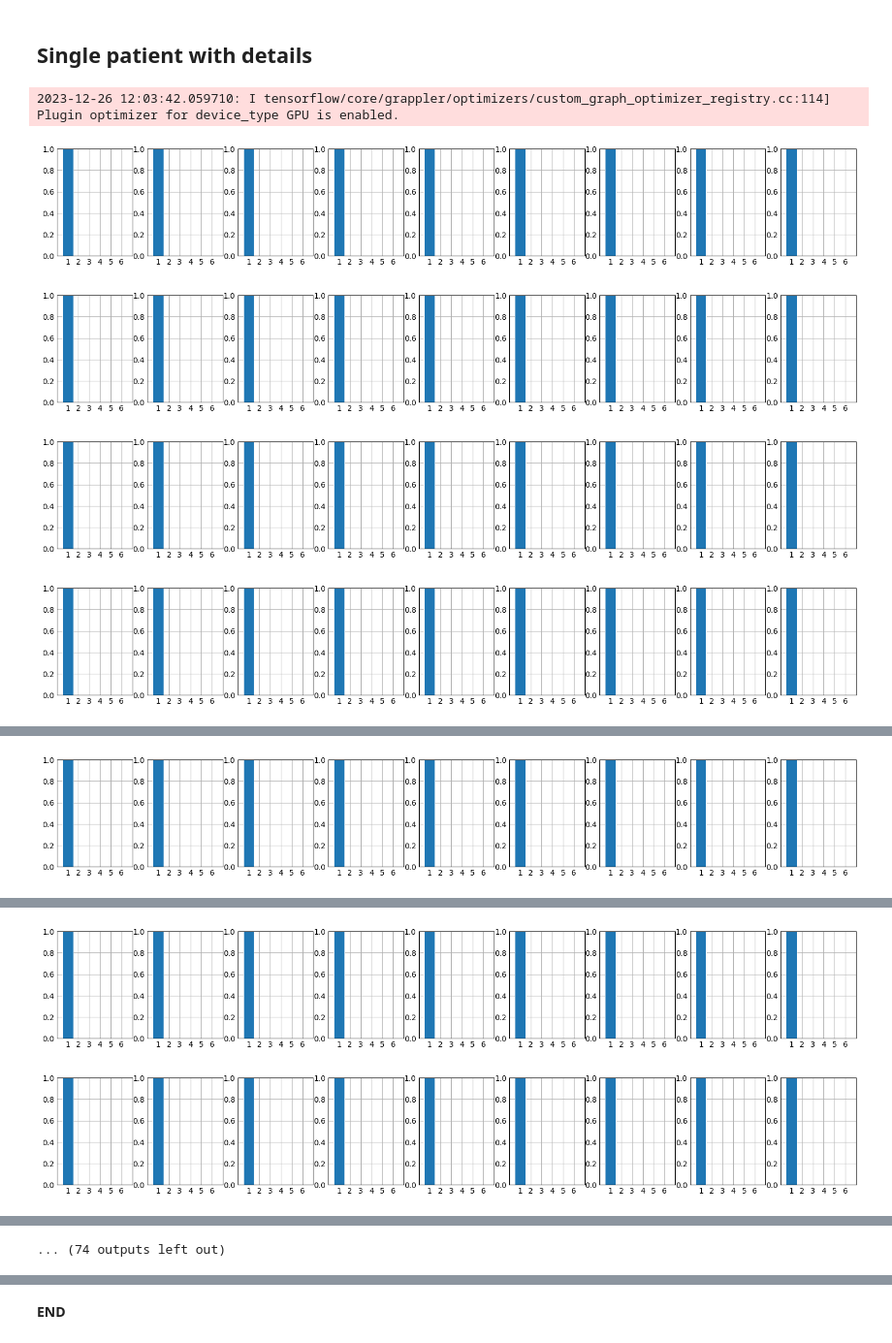
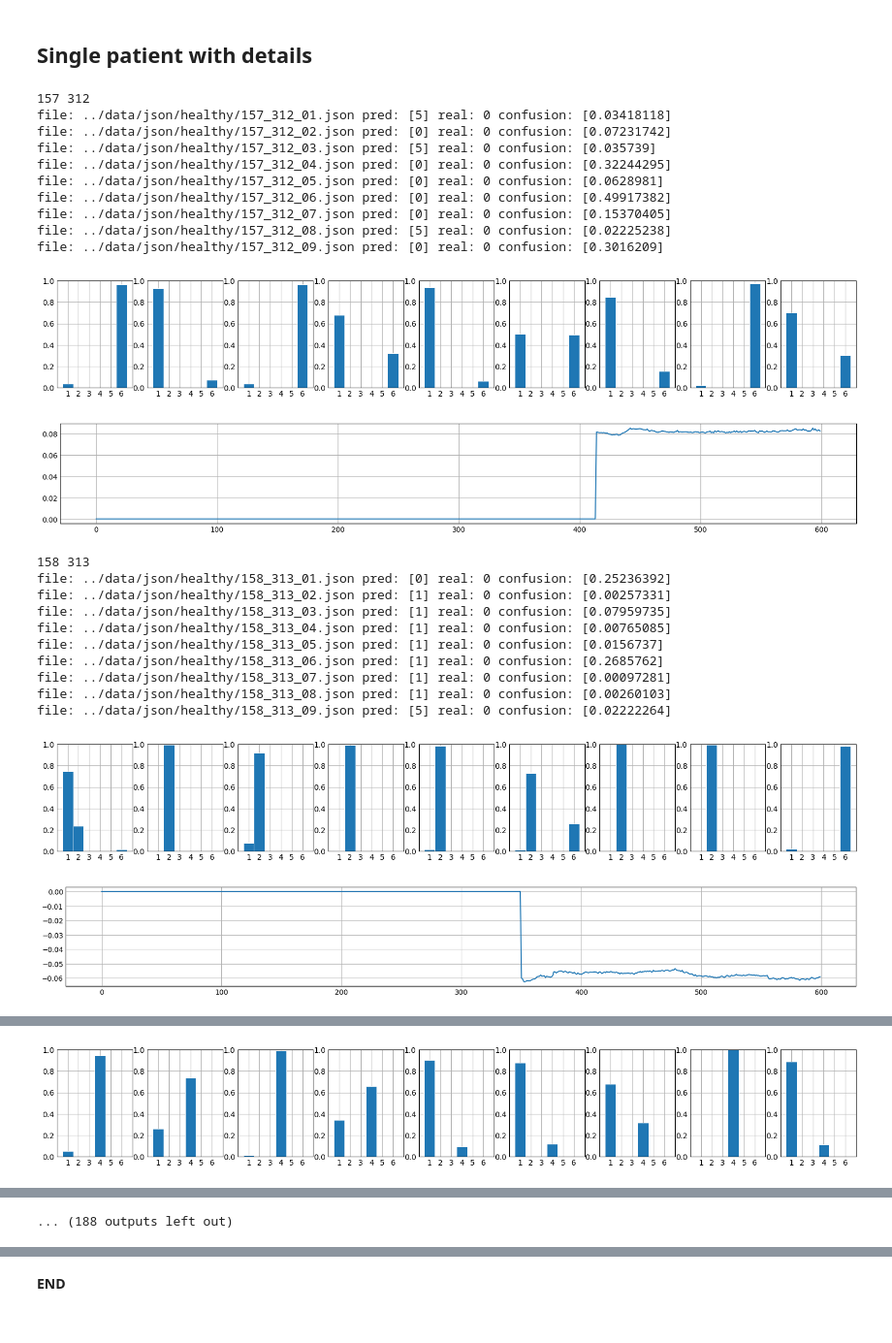
Before and after one commit to Arisiru/research-face-excercises-dynamics, a Jupyter notebook: src/Healthy_patients_inference.ipynb, the cells around one changed output, grey strips where cells are left out. Shown at 97% size. Cells and saved outputs as stored; diff of their text form; code cells hidden in the pictures.

Commit message:
add: changes related to new data set

```diff
--- a/src/Healthy_patients_inference.ipynb
+++ b/src/Healthy_patients_inference.ipynb
@@ -120,10 +171,12 @@ print(xs_orbital.shape)
 ## Load Model
 # %%
 dir_models = os.path.join(dir_root, 'models')
-dir_model = os.path.join(dir_models, 'type4-with-fe')
+dir_model = os.path.join(dir_models, 'type4-with-fe_no-aug_002')
 #type4-with-fe
 #type4-with-fe_reflect_score
 #type4-with-fe-no_augmentation
+#type4-with-fe_no-aug
+#type4-with-fe_no-aug_cut_0
 # %% [markdown]
 ## Infer
 # %%
@@ -153,12 +206,2 @@ Trainable params: 419,286
 Non-trainable params: 1,408
 __________________________________________________________________________________________________
-# %%
-ys_pred = model.predict([
-        xs_meta,
-        xs_global,
-        xs_frontal,
-        xs_oral,
-        xs_orbital],verbose=0)
-ys_pred_bool = np.argmax(ys_pred, axis=1)
-
-print(classification_report(ys, ys_pred_bool))
@@ -175,0 +208,9 @@ weighted avg       1.00      1.00      1.00       719
+# %%
+y_pred = model.predict([
+    xs_meta,
+    xs_global,
+    xs_frontal,
+    xs_oral,
+    xs_orbital],verbose=0)
+y_pred_bool = np.argmax(y_pred, axis=1)
+print(classification_report(ys, y_pred_bool))
@@ -230,18 +315,45 @@ def plot_patient(patient_id):
 # %%
 def all_patients():
     ids = set()
-    for file in os.listdir(dir_exercises):
-        id = file.split('_')[0][7:]
-        ids.add(id)
+    for file in os.listdir(exercise_source):
+        id = file.split('_')[0]
+        session_id = file.split('_')[1]
+        ids.add((id, session_id))
 
-    return sorted(ids)
+    return sorted(ids, key=lambda a: a[0])
 # %%
+inference_results = []
 patient_ids = all_patients()
-for patient_id in patient_ids:
-    plot_patient(patient_id)
+i = 0
+for patient_id, session_id in patient_ids:
+    i += 1
+    print(patient_id, session_id)
+    inference_results.extend(plot_patient(patient_id, session_id))
+    #if i >= 2:
+    #    break
+#print(inference_results)
 # %% [output]
-2023-12-26 12:03:42.059710: I tensorflow/core/grappler/optimizers/custom_graph_optimizer_registry.cc:114] Plugin optimizer for device_type GPU is enabled.
+157 312
+file: ../data/json/healthy/157_312_01.json pred: [5] real: 0 confusion: [0.03418118]
+file: ../data/json/healthy/157_312_02.json pred: [0] real: 0 confusion: [0.07231742]
+file: ../data/json/healthy/157_312_03.json pred: [5] real: 0 confusion: [0.035739]
+file: ../data/json/healthy/157_312_04.json pred: [0] real: 0 confusion: [0.32244295]
+file: ../data/json/healthy/157_312_05.json pred: [0] real: 0 confusion: [0.0628981]
+file: ../data/json/healthy/157_312_06.json pred: [0] real: 0 confusion: [0.49917382]
+file: ../data/json/healthy/157_312_07.json pred: [0] real: 0 confusion: [0.15370405]
+file: ../data/json/healthy/157_312_08.json pred: [5] real: 0 confusion: [0.02225238]
+file: ../data/json/healthy/157_312_09.json pred: [0] real: 0 confusion: [0.3016209]
-[figure, old version]
+[figure, new version]
-[figure, old version]
+[figure, new version]
+158 313
+file: ../data/json/healthy/158_313_01.json pred: [0] real: 0 confusion: [0.25236392]
+file: ../data/json/healthy/158_313_02.json pred: [1] real: 0 confusion: [0.00257331]
+file: ../data/json/healthy/158_313_03.json pred: [1] real: 0 confusion: [0.07959735]
+file: ../data/json/healthy/158_313_04.json pred: [1] real: 0 confusion: [0.00765085]
+file: ../data/json/healthy/158_313_05.json pred: [1] real: 0 confusion: [0.0156737]
+file: ../data/json/healthy/158_313_06.json pred: [1] real: 0 confusion: [0.2685762]
+file: ../data/json/healthy/158_313_07.json pred: [1] real: 0 confusion: [0.00097281]
+file: ../data/json/healthy/158_313_08.json pred: [1] real: 0 confusion: [0.00260103]
+file: ../data/json/healthy/158_313_09.json pred: [5] real: 0 confusion: [0.02222264]
-[figure, old version]
+[figure, new version]
-[figure, old version]
+[figure, new version]
@@ -248 +370 @@ for patient_id in patient_ids:
-[figure, old version]
+[figure, new version]
@@ -252,2 +383,0 @@ for patient_id in patient_ids:
-[figure, removed]
-[figure, removed]
@@ -255 +384 @@ for patient_id in patient_ids:
-... (74 outputs left out)
+... (188 outputs left out)
```
Also changed, not shown: parts of 16 cells of this notebook, 7 other files.
